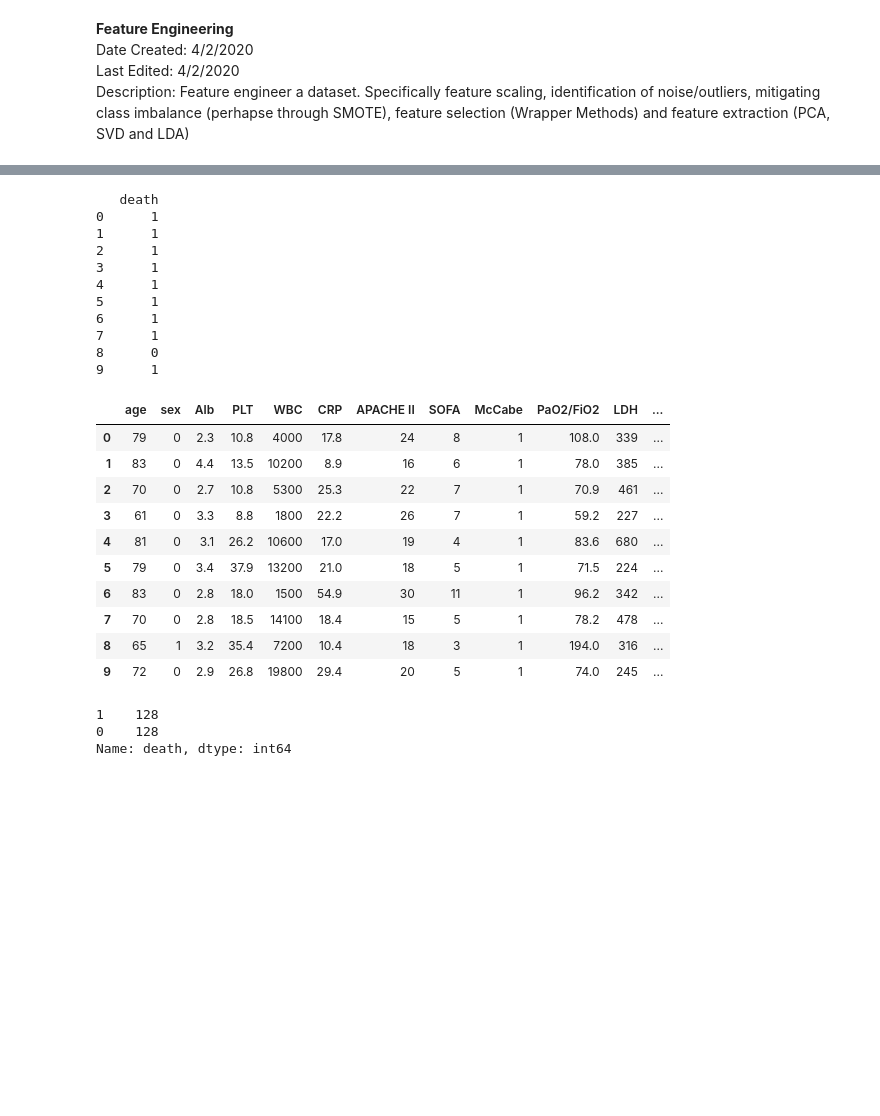
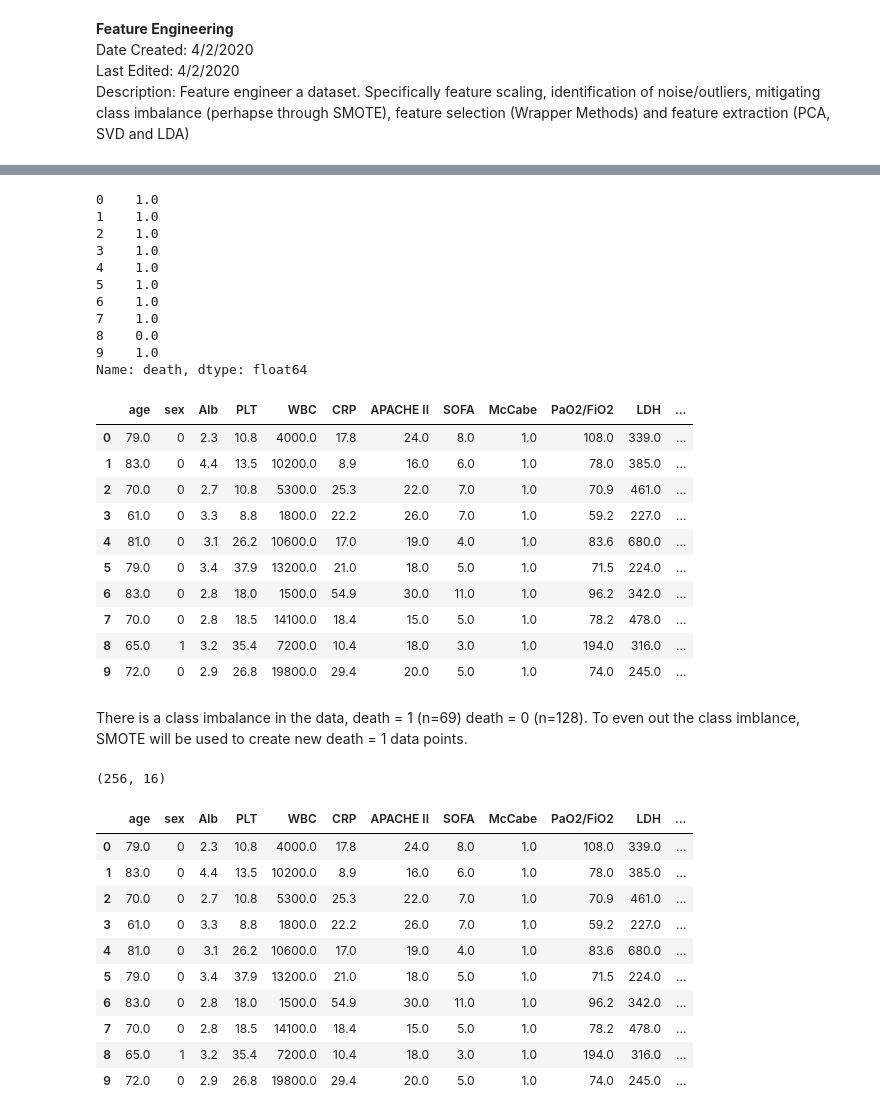
Before and after one commit to sarahmounho/CS329E-Project, a Jupyter notebook: Feature_Engineering.ipynb, the cells around one changed output, grey strips where cells are left out. Cells and saved outputs as stored; diff of their text form; code cells hidden in the pictures; blank space fills up the shorter version.

```diff
--- a/Feature_Engineering.ipynb
+++ b/Feature_Engineering.ipynb
@@ -33,49 +29,69 @@ dtype: int64
 # %%
 #Load dataset
-data = pd.read_csv("data_test_interpolate.csv")
+#data = pd.read_csv("data_test_interpolate.csv")
+data["sex"] = data["sex"].astype(str)
 data = data.replace(['M', 'F'], [0, 1])
+data["sex"] = pd.to_numeric(data["sex"])
 #rename death = 1 to death
 data.rename(columns = {'death = 1 ': 'death'}, inplace=True)
-data_X = data.iloc[:, 1:21] #df with featues
-data_Y = data.iloc[:, 21:] #df with class labels
+#data_X_1 = data.iloc[:, :17]
+#data_X_2 = data.iloc[:, 18:]
+#data_X = pd.concat([data_X_1, data_X_2], axis=1)#df with features
+#I think the last few columns are giving away too much information, since patients who die
+#will have numbers that are vastly different. Plus, these values will not help the
+#hospital predict the patients chance of survival
+data_X = data.iloc[:, :16]
+data_Y = data.iloc[:, 17] #df with class labels
 print(data_Y.head(10))
 data_X.head(10)
 # %% [output]
-   death
-0      1
-1      1
-2      1
-3      1
-4      1
-5      1
-6      1
-7      1
-8      0
-9      1
+0    1.0
+1    1.0
+2    1.0
+3    1.0
+4    1.0
+5    1.0
+6    1.0
+7    1.0
+8    0.0
+9    1.0
+Name: death, dtype: float64
 |  | age | sex | Alb | PLT | WBC | CRP | APACHE II | SOFA | McCabe | PaO2/FiO2 | LDH | ... |
-| 0 | 79 | 0 | 2.3 | 10.8 | 4000 | 17.8 | 24 | 8 | 1 | 108.0 | 339 | ... |
-| 1 | 83 | 0 | 4.4 | 13.5 | 10200 | 8.9 | 16 | 6 | 1 | 78.0 | 385 | ... |
-| 2 | 70 | 0 | 2.7 | 10.8 | 5300 | 25.3 | 22 | 7 | 1 | 70.9 | 461 | ... |
-| 3 | 61 | 0 | 3.3 | 8.8 | 1800 | 22.2 | 26 | 7 | 1 | 59.2 | 227 | ... |
-| 4 | 81 | 0 | 3.1 | 26.2 | 10600 | 17.0 | 19 | 4 | 1 | 83.6 | 680 | ... |
-| 5 | 79 | 0 | 3.4 | 37.9 | 13200 | 21.0 | 18 | 5 | 1 | 71.5 | 224 | ... |
-| 6 | 83 | 0 | 2.8 | 18.0 | 1500 | 54.9 | 30 | 11 | 1 | 96.2 | 342 | ... |
-| 7 | 70 | 0 | 2.8 | 18.5 | 14100 | 18.4 | 15 | 5 | 1 | 78.2 | 478 | ... |
-| 8 | 65 | 1 | 3.2 | 35.4 | 7200 | 10.4 | 18 | 3 | 1 | 194.0 | 316 | ... |
-| 9 | 72 | 0 | 2.9 | 26.8 | 19800 | 29.4 | 20 | 5 | 1 | 74.0 | 245 | ... |
+| 0 | 79.0 | 0 | 2.3 | 10.8 | 4000.0 | 17.8 | 24.0 | 8.0 | 1.0 | 108.0 | 339.0 | ... |
+| 1 | 83.0 | 0 | 4.4 | 13.5 | 10200.0 | 8.9 | 16.0 | 6.0 | 1.0 | 78.0 | 385.0 | ... |
+| 2 | 70.0 | 0 | 2.7 | 10.8 | 5300.0 | 25.3 | 22.0 | 7.0 | 1.0 | 70.9 | 461.0 | ... |
+| 3 | 61.0 | 0 | 3.3 | 8.8 | 1800.0 | 22.2 | 26.0 | 7.0 | 1.0 | 59.2 | 227.0 | ... |
+| 4 | 81.0 | 0 | 3.1 | 26.2 | 10600.0 | 17.0 | 19.0 | 4.0 | 1.0 | 83.6 | 680.0 | ... |
+| 5 | 79.0 | 0 | 3.4 | 37.9 | 13200.0 | 21.0 | 18.0 | 5.0 | 1.0 | 71.5 | 224.0 | ... |
+| 6 | 83.0 | 0 | 2.8 | 18.0 | 1500.0 | 54.9 | 30.0 | 11.0 | 1.0 | 96.2 | 342.0 | ... |
+| 7 | 70.0 | 0 | 2.8 | 18.5 | 14100.0 | 18.4 | 15.0 | 5.0 | 1.0 | 78.2 | 478.0 | ... |
+| 8 | 65.0 | 1 | 3.2 | 35.4 | 7200.0 | 10.4 | 18.0 | 3.0 | 1.0 | 194.0 | 316.0 | ... |
+| 9 | 72.0 | 0 | 2.9 | 26.8 | 19800.0 | 29.4 | 20.0 | 5.0 | 1.0 | 74.0 | 245.0 | ... |
+# %% [markdown]
+There is a class imbalance in the data, death = 1 (n=69) death = 0 (n=128). To even out the class imblance, SMOTE will be used to create new death = 1 data points.
 # %%
 #Class Imbalance
 #Dependencies on imblearn and joblib
 #conda install -c conda-forge imbalanced-learn
 #conda install -c anaconda joblib
 #SMOTE
 #import imblearn
 from imblearn import over_sampling
 oversample = over_sampling.SMOTE()
 X_SMOTE, Y_SMOTE = oversample.fit_resample(data_X, data_Y)
-X_SMOTE.shape
-Y_SMOTE.death.value_counts()
+print(X_SMOTE.shape)
+Y_SMOTE.value_counts()
+X_SMOTE.head(10)
 # %% [output]
-1    128
-0    128
-Name: death, dtype: int64
+(256, 16)
+|  | age | sex | Alb | PLT | WBC | CRP | APACHE II | SOFA | McCabe | PaO2/FiO2 | LDH | ... |
+| 0 | 79.0 | 0 | 2.3 | 10.8 | 4000.0 | 17.8 | 24.0 | 8.0 | 1.0 | 108.0 | 339.0 | ... |
+| 1 | 83.0 | 0 | 4.4 | 13.5 | 10200.0 | 8.9 | 16.0 | 6.0 | 1.0 | 78.0 | 385.0 | ... |
+| 2 | 70.0 | 0 | 2.7 | 10.8 | 5300.0 | 25.3 | 22.0 | 7.0 | 1.0 | 70.9 | 461.0 | ... |
+| 3 | 61.0 | 0 | 3.3 | 8.8 | 1800.0 | 22.2 | 26.0 | 7.0 | 1.0 | 59.2 | 227.0 | ... |
+| 4 | 81.0 | 0 | 3.1 | 26.2 | 10600.0 | 17.0 | 19.0 | 4.0 | 1.0 | 83.6 | 680.0 | ... |
+| 5 | 79.0 | 0 | 3.4 | 37.9 | 13200.0 | 21.0 | 18.0 | 5.0 | 1.0 | 71.5 | 224.0 | ... |
+| 6 | 83.0 | 0 | 2.8 | 18.0 | 1500.0 | 54.9 | 30.0 | 11.0 | 1.0 | 96.2 | 342.0 | ... |
+| 7 | 70.0 | 0 | 2.8 | 18.5 | 14100.0 | 18.4 | 15.0 | 5.0 | 1.0 | 78.2 | 478.0 | ... |
+| 8 | 65.0 | 1 | 3.2 | 35.4 | 7200.0 | 10.4 | 18.0 | 3.0 | 1.0 | 194.0 | 316.0 | ... |
+| 9 | 72.0 | 0 | 2.9 | 26.8 | 19800.0 | 29.4 | 20.0 | 5.0 | 1.0 | 74.0 | 245.0 | ... |
```
Also changed, not shown: parts of 9 cells of this notebook.
